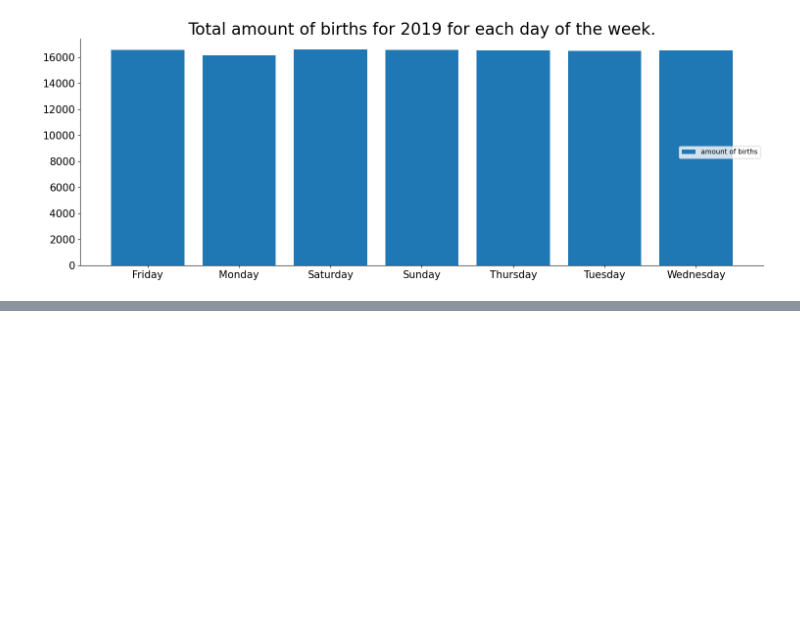
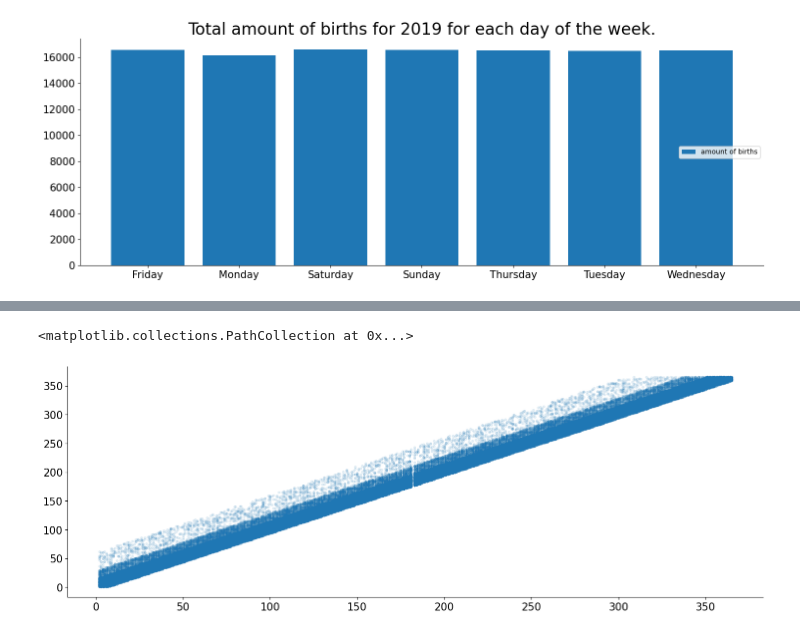
Before and after one commit to Frederic-P/exam, a Jupyter notebook: notebooks/examen_deel1.ipynb, the cells around one changed output, grey strips where cells are left out. Saved outputs shown, nothing was run; the diff lists cells and outputs as text; code cells hidden in the pictures; blank space fills up the shorter version.

```diff
--- a/notebooks/examen_deel1.ipynb
+++ b/notebooks/examen_deel1.ipynb
@@ -326,0 +533,17 @@ plt.show()
+# %%
+cutoffs = 100
+plt.scatter(
+    x = data_extended_filtered_delta[
+        (data_extended_filtered_delta['doy_birth'] - data_extended_filtered_delta['doy_expected'] < cutoffs) &
+        (data_extended_filtered_delta['doy_birth'] - data_extended_filtered_delta['doy_expected'] > -cutoffs)
+        ].doy_birth,
+    y = data_extended_filtered_delta[
+        (data_extended_filtered_delta['doy_birth'] - data_extended_filtered_delta['doy_expected'] < cutoffs) &
+        (data_extended_filtered_delta['doy_birth'] - data_extended_filtered_delta['doy_expected'] > -cutoffs)
+        ].doy_expected,
+    marker='.',
+    alpha = 0.1
+)
+# %% [output]
+<matplotlib.collections.PathCollection at 0x...>
+[figure, added]
```
Also changed, not shown: parts of 31 cells of this notebook, 2 other files.
